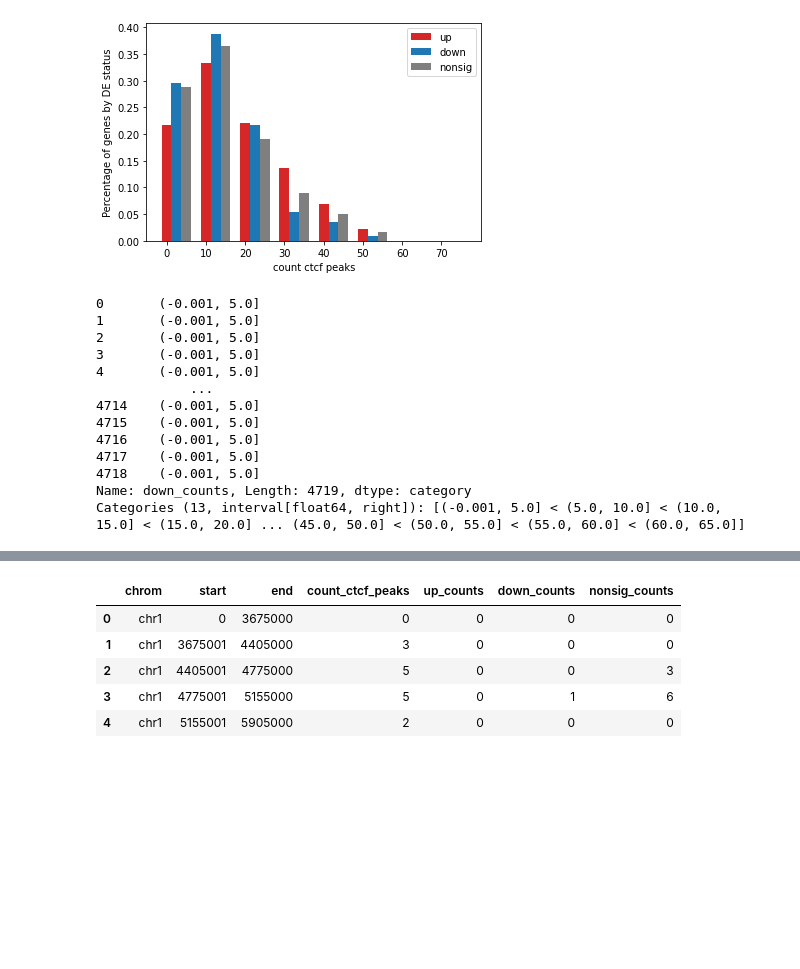
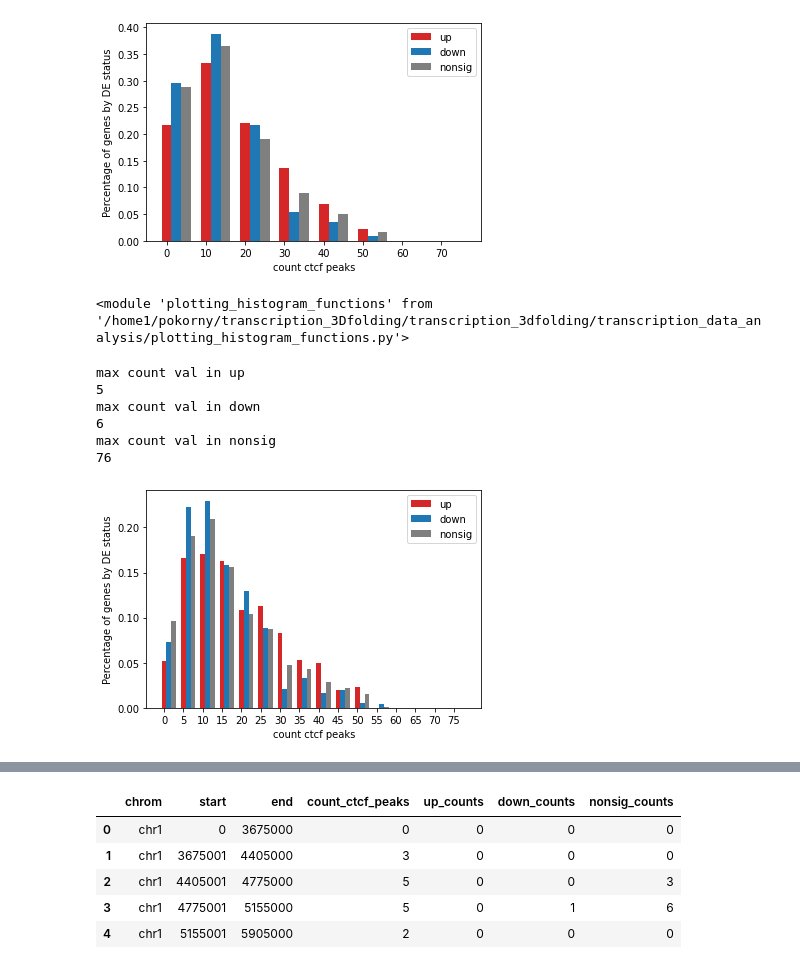
Before and after one commit to Bozhie/transcription_3Dfolding, a Jupyter notebook: transcription_3dfolding/transcription_data_analysis/20221108_dNipBL_proximal_proteins.ipynb, the cells around one changed output, grey strips where cells are left out. Saved outputs shown, nothing was run; the diff lists cells and outputs as text; code cells hidden in the pictures; blank space fills up the shorter version.

```diff
--- a/transcription_3dfolding/transcription_data_analysis/20221108_dNipBL_proximal_proteins.ipynb
+++ b/transcription_3dfolding/transcription_data_analysis/20221108_dNipBL_proximal_proteins.ipynb
@@ -273,21 +270,24 @@ RangeIndex(start=0, stop=8, step=1)
 <matplotlib.legend.Legend at 0x...>
 [figure]
 # %%
-bin_range = np.arange(0, 65+1, 5)
+import importlib
+importlib.reload(pfn)
+# %% [output]
+<module 'plotting_histogram_functions' from '/home1/pokorny/transcription_3Dfolding/transcription_3dfolding/transcription_data_analysis/plotting_histogram_functions.py'>
 # %%
+df = tad_mid_df.copy()
+ctcf_df = flt.get_peak_bioframe(chip_peaks_condition_dict['CTCF'])
+df['count_ctcf_peaks'] = bf.count_overlaps(df, ctcf_df)['count']
 
-pd.cut(region_df.down_counts, bins=bin_range, include_lowest=True)
+pfn.distribution_features_by_region(df,
+                                    day1_res_df,
+                                    region_group_col='count_ctcf_peaks',
+                                    bin_size=5)
 # %% [output]
-0       (-0.001, 5.0]
-1       (-0.001, 5.0]
-2       (-0.001, 5.0]
-3       (-0.001, 5.0]
-4       (-0.001, 5.0]
-            ...
-4714    (-0.001, 5.0]
-4715    (-0.001, 5.0]
-4716    (-0.001, 5.0]
-4717    (-0.001, 5.0]
-4718    (-0.001, 5.0]
-Name: down_counts, Length: 4719, dtype: category
-Categories (13, interval[float64, right]): [(-0.001, 5.0] < (5.0, 10.0] < (10.0, 15.0] < (15.0, 20.0] ... (45.0, 50.0] < (50.0, 55.0] < (55.0, 60.0] < (60.0, 65.0]]
+max count val in up
+5
+max count val in down
+6
+max count val in nonsig
+76
+[figure, added]
```
Also changed, not shown: parts of 2 cells of this notebook, 2 other files.
